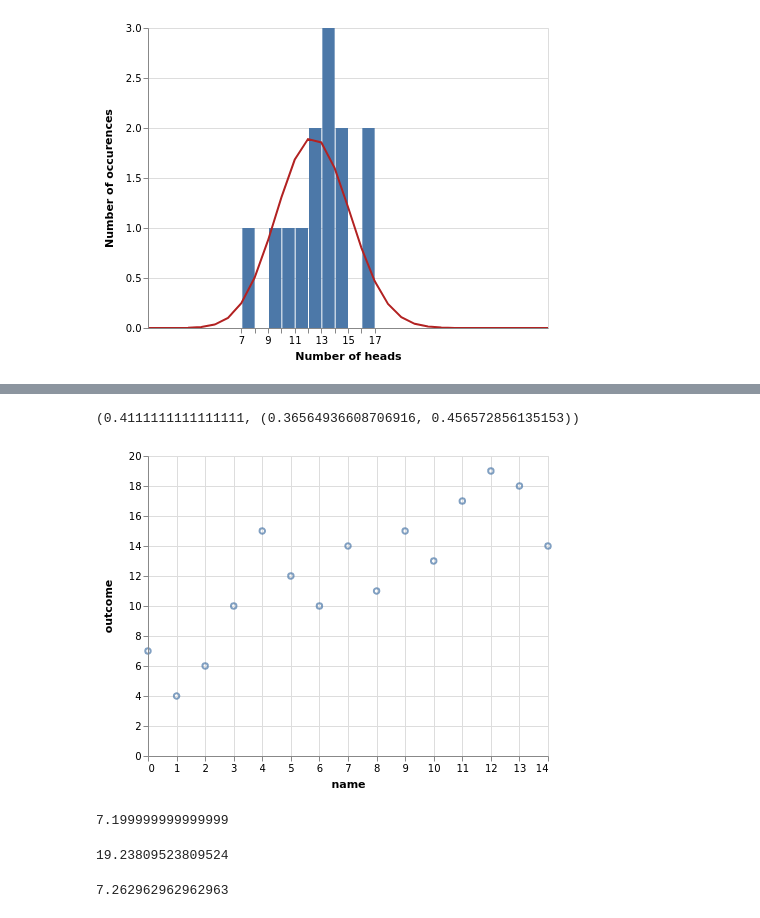
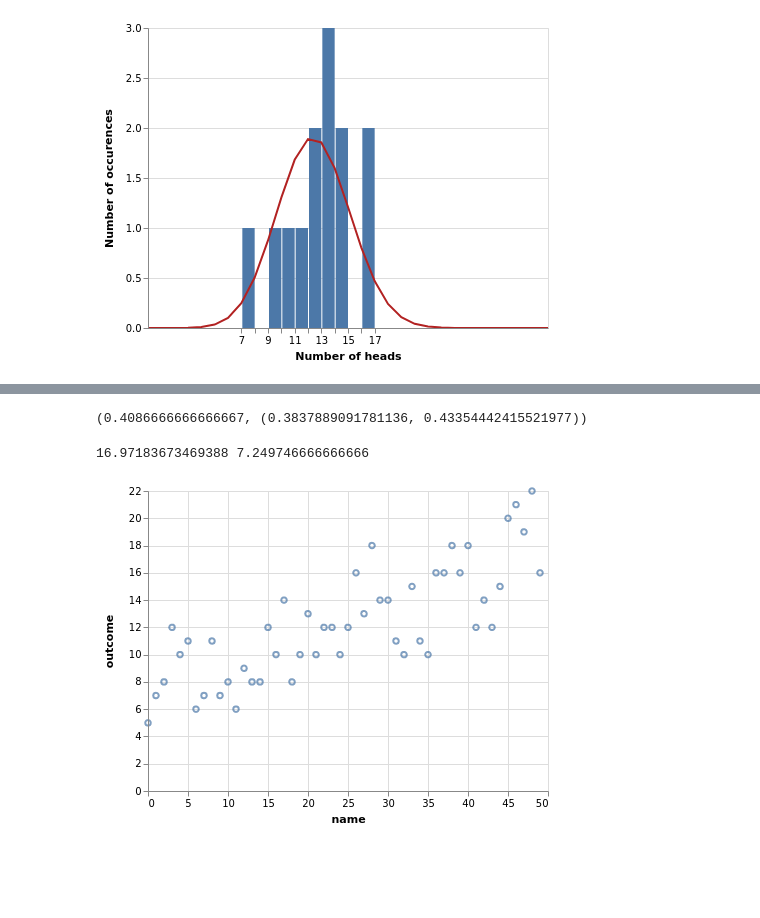
Before and after one commit to aezarebski/aas-extended-examples, a Jupyter notebook: example-1-answers.ipynb, the cells around one changed output, grey strips where cells are left out. Cells and saved outputs as stored; diff of their text form; code cells hidden in the pictures; blank space fills up the shorter version.

```diff
--- a/example-1-answers.ipynb
+++ b/example-1-answers.ipynb
@@ -177,30 +189,24 @@ head_counts["name"] = head_counts.index.copy()
 
 total_heads = int(head_counts["outcome"].sum())
 num_people = int(head_counts["name"].unique().size)
-num_flips = int(exp1["name"].value_counts().unique())
+num_flips = int(exp2["name"].value_counts().unique())
 
 wald_estimate = wald_estimate_and_ci(num_success=total_heads,
                                      num_trials=num_people * num_flips)
 
 print(wald_estimate)
 # %% [output]
-(0.4111111111111111, (0.36564936608706916, 0.456572856135153))
+(0.4086666666666667, (0.3837889091781136, 0.43354442415521977))
 # %%
+emp_var = head_counts["outcome"].var()
+thry_var = stats.binom.var(n = num_flips, p = wald_estimate[0])
+
+print(emp_var,thry_var)
+
 alt.Chart(head_counts).mark_point().encode(
     x = "name",
-    y = 'outcome'
+    y = "outcome"
 )
 # %% [output]
+16.97183673469388 7.249746666666666
-[figure, old version]
+[figure, new version]
-# %%
-30 * 0.4 * 0.6
-# %% [output]
-7.199999999999999
-# %%
-head_counts["outcome"].var()
-# %% [output]
-19.23809523809524
-# %%
-stats.binom.var(n = num_flips, p = wald_estimate[0])
-# %% [output]
-7.262962962962963
```
Also changed, not shown: parts of 1 cell of this notebook.
